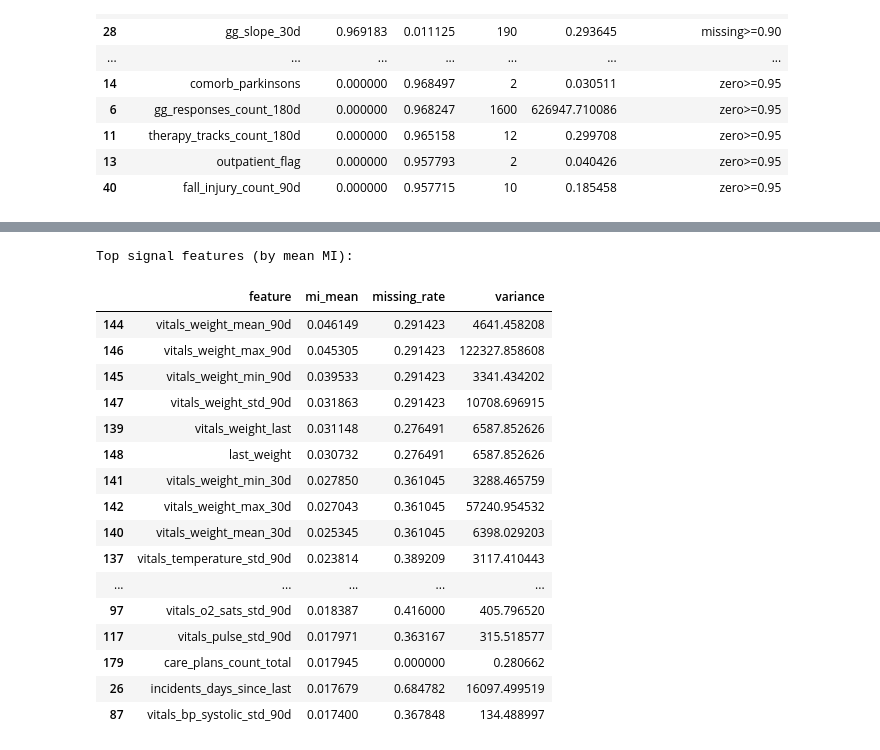
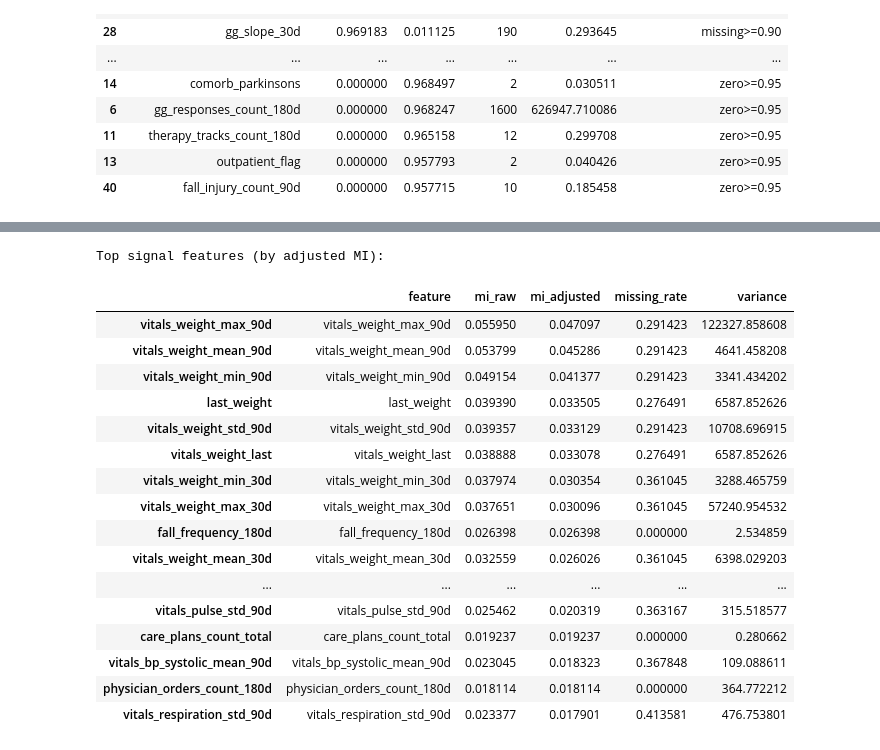
Before and after one commit to marcelosobral/incident-risk, a Jupyter notebook: notebooks/02_datavision_eda.ipynb, the cells around one changed output, grey strips where cells are left out. Saved outputs shown, nothing was run; the diff lists cells and outputs as text; code cells hidden in the pictures.

```diff
--- a/notebooks/02_datavision_eda.ipynb
+++ b/notebooks/02_datavision_eda.ipynb
@@ -270,20 +322,7 @@ pd.DataFrame(label_stats)
 # %%
 import matplotlib.pyplot as plt
 
-label_cols = [c for c in ["label_fall_30d", "label_rth_30d"] if c in df.columns]
-label_stats = []
-for col in label_cols:
-    series = df[col]
-    label_stats.append(
-        {
-            "label": col,
-            "prevalence": float(series.mean()) if len(series) > 0 else None,
-            "positives": int(series.sum()) if len(series) > 0 else None,
-            "rows": int(len(series)),
-        }
-    )
-
-labels_df = pd.DataFrame(label_stats).sort_values("label")
+labels_df = labels_df.sort_values("label")
 plt.figure(figsize=(6, 4))
 plt.bar(labels_df["label"], labels_df["prevalence"], color=["#4C78A8", "#F58518"][: len(labels_df)])
 plt.ylabel("Prevalence")
@@ -423,15 +464,23 @@ manual_drop_prefixes = [
     # "lab_reports_",
 ]
 
+# Auto-drop only constant/near-constant columns to avoid removing sparse signals.
+auto_drop_cols = []
+if "flagged" in globals():
+    constant_reasons = {"nunique<=1", "variance<=1e-12"}
+    for _, row in flagged.iterrows():
+        reasons = set(str(row.get("reasons", "")).split(";"))
+        if reasons & constant_reasons:
+            col = row.get("column")
+            if col and col not in protected_cols:
+                auto_drop_cols.append(col)
+
 feature_cols = [c for c in df.columns if c not in protected_cols]
-drop_set = set(manual_drop_cols)
+drop_set = set(auto_drop_cols) | set(manual_drop_cols)
 for prefix in manual_drop_prefixes:
     drop_set.update([c for c in feature_cols if c.startswith(prefix)])
 
 selected_features = [c for c in feature_cols if c not in drop_set]
-
-selected_features_path = root / "outputs" / "selected_features.csv"
-pd.Series(selected_features, name="feature").to_csv(selected_features_path, index=False)
 
 summary_rows = []
 for prefix in FEATURE_TABLES:
@@ -442,5 +491,6 @@ for prefix in FEATURE_TABLES:
 summary = pd.DataFrame(summary_rows).sort_values(["kept_features", "table"], ascending=[False, True])
 print(f"Selected features: {len(selected_features)}")
 print(f"Protected columns (id/date/labels): {len(protected_cols)}")
+print(f"Auto-dropped constant columns: {len(auto_drop_cols)}")
 summary
 # %% [output]
@@ -523,26 +688,26 @@ Lowest signal features (by mean MI):
 # %%
-high_signal = feature_stats.sort_values("mi_mean", ascending=False).head(20)
-print("Top signal features (by mean MI):")
+high_signal = feature_stats.sort_values("mi_adjusted", ascending=False).head(20)
+print("Top signal features (by adjusted MI):")
 high_signal
 # %% [output]
-Top signal features (by mean MI):
+Top signal features (by adjusted MI):
-|  | feature | mi_mean | missing_rate | variance |
-| 144 | vitals_weight_mean_90d | 0.046149 | 0.291423 | 4641.458208 |
-| 146 | vitals_weight_max_90d | 0.045305 | 0.291423 | 122327.858608 |
-| 145 | vitals_weight_min_90d | 0.039533 | 0.291423 | 3341.434202 |
-| 147 | vitals_weight_std_90d | 0.031863 | 0.291423 | 10708.696915 |
-| 139 | vitals_weight_last | 0.031148 | 0.276491 | 6587.852626 |
-| 148 | last_weight | 0.030732 | 0.276491 | 6587.852626 |
-| 141 | vitals_weight_min_30d | 0.027850 | 0.361045 | 3288.465759 |
-| 142 | vitals_weight_max_30d | 0.027043 | 0.361045 | 57240.954532 |
-| 140 | vitals_weight_mean_30d | 0.025345 | 0.361045 | 6398.029203 |
-| 137 | vitals_temperature_std_90d | 0.023814 | 0.389209 | 3117.410443 |
-| ... | ... | ... | ... | ... |
-| 97 | vitals_o2_sats_std_90d | 0.018387 | 0.416000 | 405.796520 |
-| 117 | vitals_pulse_std_90d | 0.017971 | 0.363167 | 315.518577 |
-| 179 | care_plans_count_total | 0.017945 | 0.000000 | 0.280662 |
-| 26 | incidents_days_since_last | 0.017679 | 0.684782 | 16097.499519 |
-| 87 | vitals_bp_systolic_std_90d | 0.017400 | 0.367848 | 134.488997 |
+|  | feature | mi_raw | mi_adjusted | missing_rate | variance |
+| vitals_weight_max_90d | vitals_weight_max_90d | 0.055950 | 0.047097 | 0.291423 | 122327.858608 |
+| vitals_weight_mean_90d | vitals_weight_mean_90d | 0.053799 | 0.045286 | 0.291423 | 4641.458208 |
+| vitals_weight_min_90d | vitals_weight_min_90d | 0.049154 | 0.041377 | 0.291423 | 3341.434202 |
+| last_weight | last_weight | 0.039390 | 0.033505 | 0.276491 | 6587.852626 |
+| vitals_weight_std_90d | vitals_weight_std_90d | 0.039357 | 0.033129 | 0.291423 | 10708.696915 |
+| vitals_weight_last | vitals_weight_last | 0.038888 | 0.033078 | 0.276491 | 6587.852626 |
+| vitals_weight_min_30d | vitals_weight_min_30d | 0.037974 | 0.030354 | 0.361045 | 3288.465759 |
+| vitals_weight_max_30d | vitals_weight_max_30d | 0.037651 | 0.030096 | 0.361045 | 57240.954532 |
+| fall_frequency_180d | fall_frequency_180d | 0.026398 | 0.026398 | 0.000000 | 2.534859 |
+| vitals_weight_mean_30d | vitals_weight_mean_30d | 0.032559 | 0.026026 | 0.361045 | 6398.029203 |
+| ... | ... | ... | ... | ... | ... |
+| vitals_pulse_std_90d | vitals_pulse_std_90d | 0.025462 | 0.020319 | 0.363167 | 315.518577 |
+| care_plans_count_total | care_plans_count_total | 0.019237 | 0.019237 | 0.000000 | 0.280662 |
+| vitals_bp_systolic_mean_90d | vitals_bp_systolic_mean_90d | 0.023045 | 0.018323 | 0.367848 | 109.088611 |
+| physician_orders_count_180d | physician_orders_count_180d | 0.018114 | 0.018114 | 0.000000 | 364.772212 |
+| vitals_respiration_std_90d | vitals_respiration_std_90d | 0.023377 | 0.017901 | 0.413581 | 476.753801 |
 # %%
 top_n = 100
 top_features = {}
```
Also changed, not shown: parts of 17 cells of this notebook, 1 other file.
